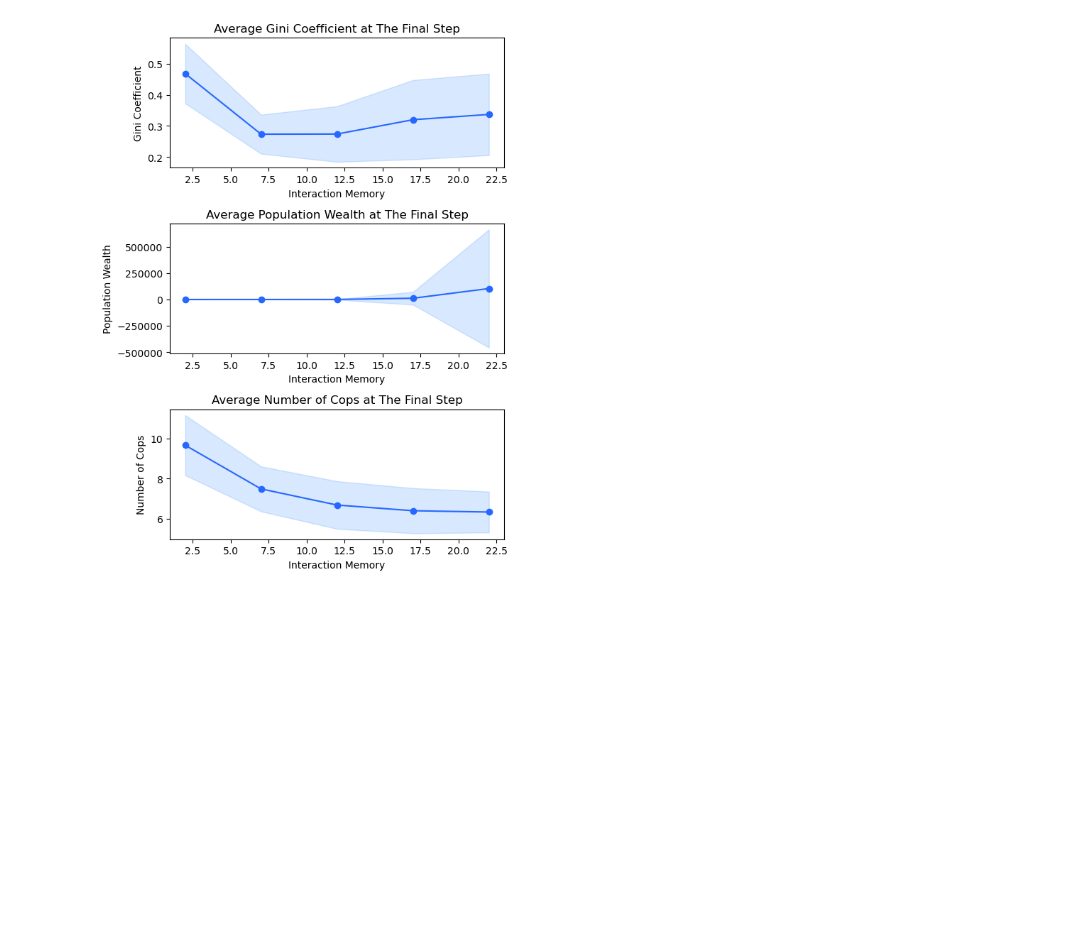
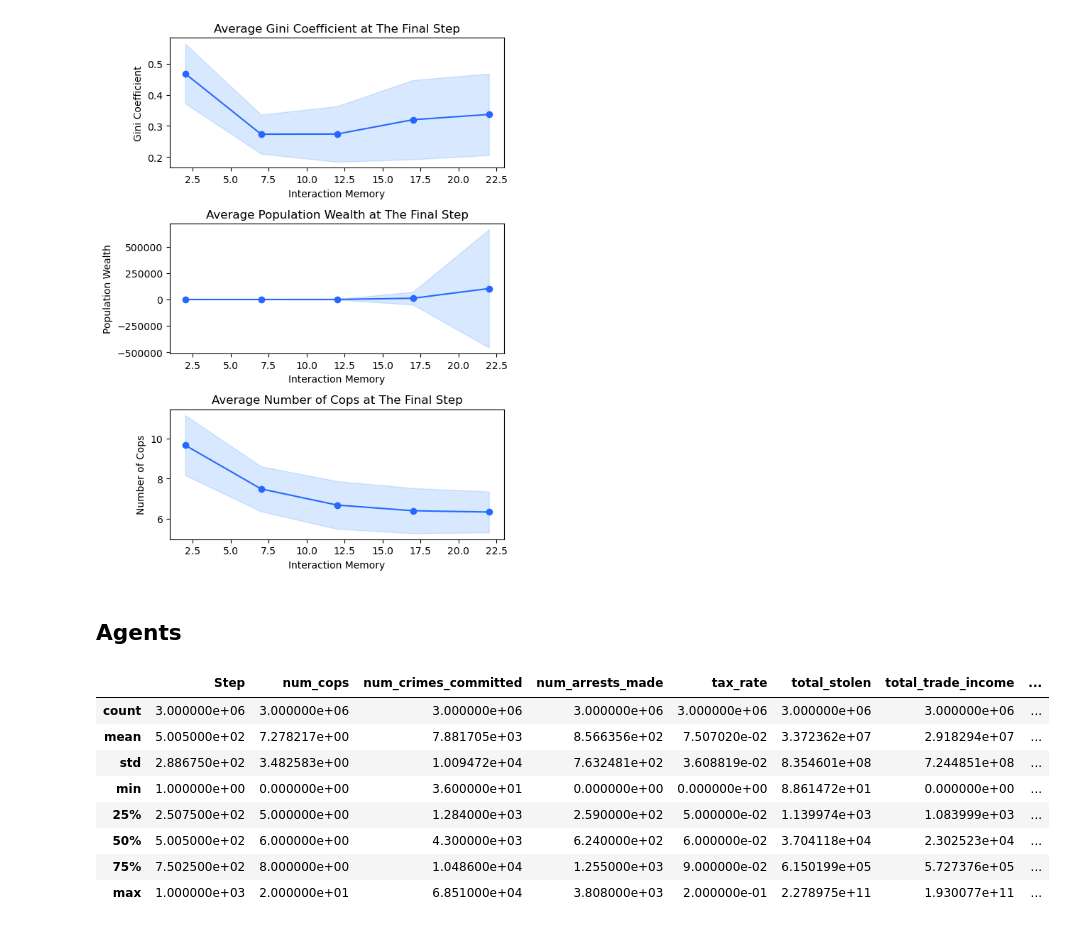
Before and after one commit to nabilasiregar/abm-project, a Jupyter notebook: notebooks/sensitivity_analysis.ipynb, the cells around one changed output. Drawn from its saved outputs; the diff is of its cells as text; code cells hidden in the pictures; blank space fills up the shorter version.

```diff
--- a/notebooks/sensitivity_analysis.ipynb
+++ b/notebooks/sensitivity_analysis.ipynb
@@ -10,7 +10,7 @@ from src.plot import plot_average_all_steps, plot_average_last_step
 # OFAT SA
 One Factor at A Time (OFAT or OFaaT) SA is a method of testing the output variance of inputs one at a time.
 # %%
-data = pd.read_csv('../results/ofat_results.csv')
+data = pd.read_csv('../results/ofat_results_vary_agents.csv')
 # %%
 data['sentence_length'] = data['sentence_length'].astype(int)
 data['total_wealth'] = data['total_wealth'].astype(float)
@@ -47,3 +47,17 @@ plot_average_all_steps(data, 'interaction_memory', 'Interaction Memory')
 plot_average_last_step(data, 'interaction_memory', 'Interaction Memory')
 # %% [output]
 [figure]
+# %% [markdown]
+## Agents
+# %%
+data.describe()
+# %% [output]
+|  | Step | num_cops | num_crimes_committed | num_arrests_made | tax_rate | total_stolen | total_trade_income | ... |
+| count | 3.000000e+06 | 3.000000e+06 | 3.000000e+06 | 3.000000e+06 | 3.000000e+06 | 3.000000e+06 | 3.000000e+06 | ... |
+| mean | 5.005000e+02 | 7.278217e+00 | 7.881705e+03 | 8.566356e+02 | 7.507020e-02 | 3.372362e+07 | 2.918294e+07 | ... |
+| std | 2.886750e+02 | 3.482583e+00 | 1.009472e+04 | 7.632481e+02 | 3.608819e-02 | 8.354601e+08 | 7.244851e+08 | ... |
+| min | 1.000000e+00 | 0.000000e+00 | 3.600000e+01 | 0.000000e+00 | 0.000000e+00 | 8.861472e+01 | 0.000000e+00 | ... |
+| 25% | 2.507500e+02 | 5.000000e+00 | 1.284000e+03 | 2.590000e+02 | 5.000000e-02 | 1.139974e+03 | 1.083999e+03 | ... |
+| 50% | 5.005000e+02 | 6.000000e+00 | 4.300000e+03 | 6.240000e+02 | 6.000000e-02 | 3.704118e+04 | 2.302523e+04 | ... |
+| 75% | 7.502500e+02 | 8.000000e+00 | 1.048600e+04 | 1.255000e+03 | 9.000000e-02 | 6.150199e+05 | 5.727376e+05 | ... |
+| max | 1.000000e+03 | 2.000000e+01 | 6.851000e+04 | 3.808000e+03 | 2.000000e-01 | 2.278975e+11 | 1.930077e+11 | ... |
```
Also changed, not shown: 4 other files.
